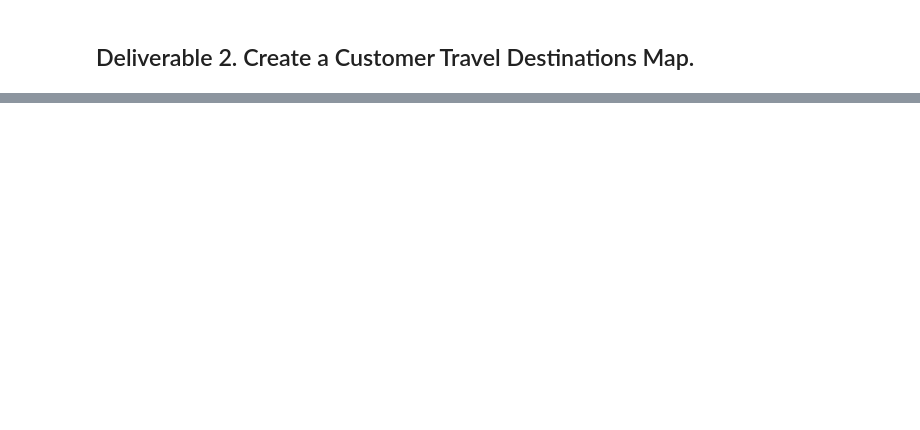
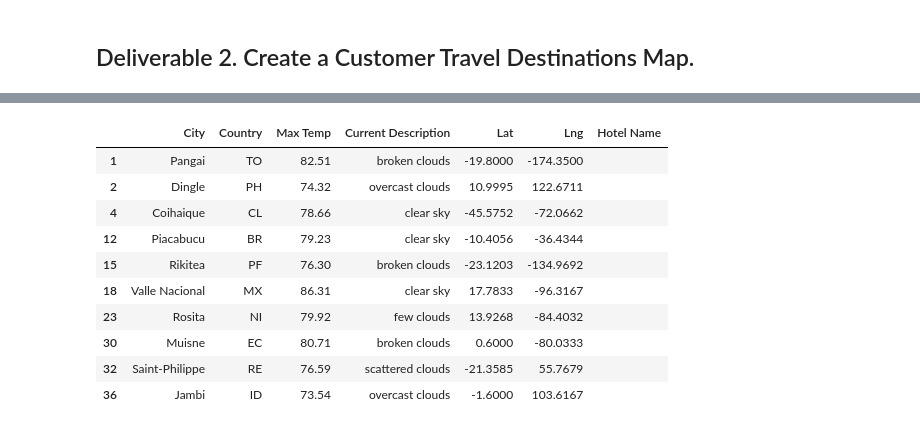
Before and after one commit to racruz25/world-weather-analysis, a Jupyter notebook: Vacation_Search/Vacation_Search.ipynb, the cells around one changed output, grey strips where cells are left out. Cells and saved outputs as stored; diff of their text form; code cells hidden in the pictures; blank space fills up the shorter version.

```diff
--- a/Vacation_Search/Vacation_Search.ipynb
+++ b/Vacation_Search/Vacation_Search.ipynb
@@ -29,10 +83,22 @@ FileNotFoundError: [Errno 2] No such file or directory: 'Weather_Database/Weathe
 # %%
 # 5a. Create DataFrame called hotel_df to store hotel names along with city, country, max temp, and coordinates.
-hotel_df = clean_df[["City", "Country", "Max Temp", "Current Description", "Lat", "Lng"]].copy()
+hotel_df = preferred_cities_df[["City", "Country", "Max Temp", "Current Description", "Lat", "Lng"]].copy()
 
 # 5b. Create a new column "Hotel Name"
 hotel_df["Hotel Name"] = ""
 hotel_df.head(10)
+# %% [output]
+|  | City | Country | Max Temp | Current Description | Lat | Lng | Hotel Name |
+| 1 | Pangai | TO | 82.51 | broken clouds | -19.8000 | -174.3500 |  |
+| 2 | Dingle | PH | 74.32 | overcast clouds | 10.9995 | 122.6711 |  |
+| 4 | Coihaique | CL | 78.66 | clear sky | -45.5752 | -72.0662 |  |
+| 12 | Piacabucu | BR | 79.23 | clear sky | -10.4056 | -36.4344 |  |
+| 15 | Rikitea | PF | 76.30 | broken clouds | -23.1203 | -134.9692 |  |
+| 18 | Valle Nacional | MX | 86.31 | clear sky | 17.7833 | -96.3167 |  |
+| 23 | Rosita | NI | 79.92 | few clouds | 13.9268 | -84.4032 |  |
+| 30 | Muisne | EC | 80.71 | broken clouds | 0.6000 | -80.0333 |  |
+| 32 | Saint-Philippe | RE | 76.59 | scattered clouds | -21.3585 | 55.7679 |  |
+| 36 | Jambi | ID | 73.54 | overcast clouds | -1.6000 | 103.6167 |  |
 # %%
 # 6a. Set parameters to search for hotels with 5000 meters.
 params = {
```
Also changed, not shown: parts of 12 cells of this notebook, 4 other files.
